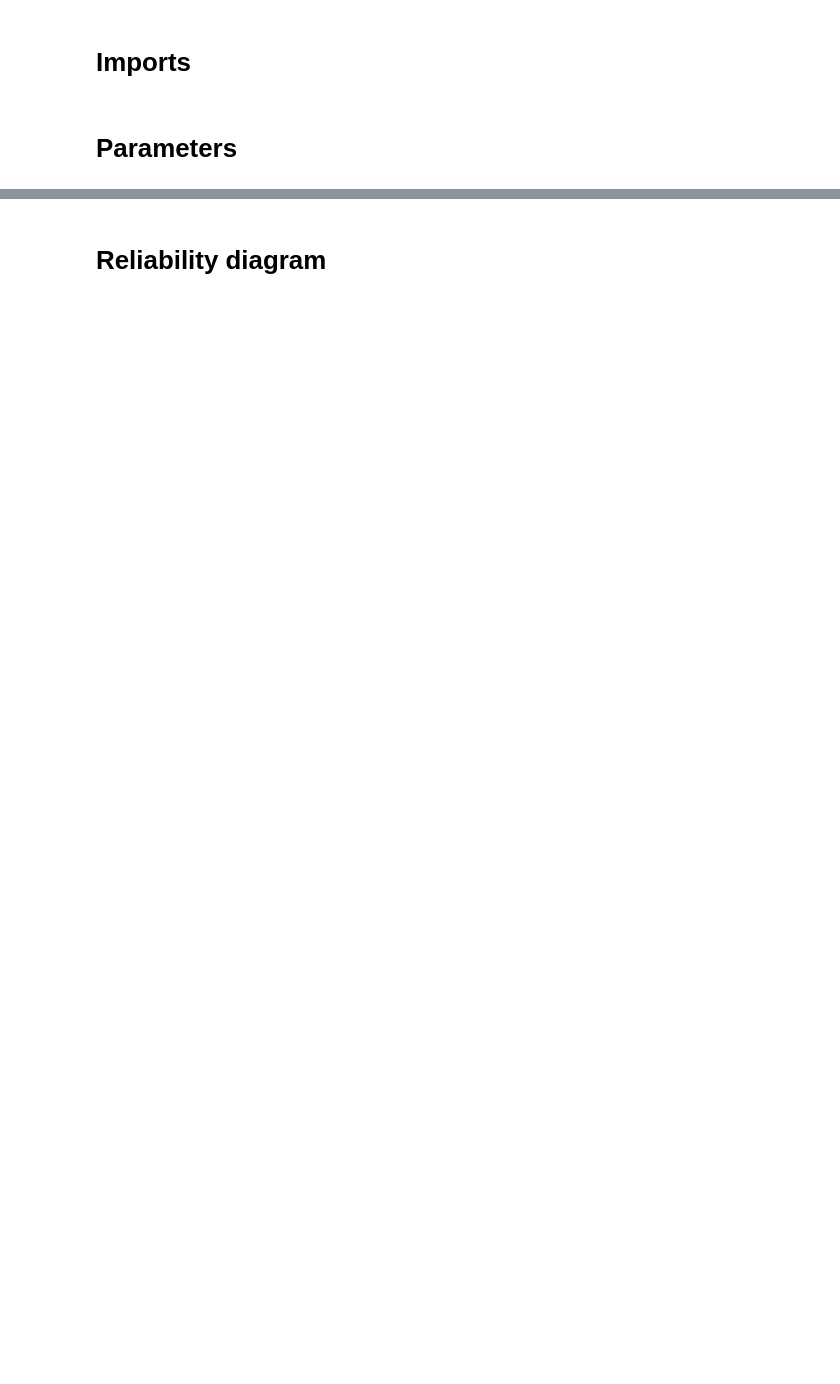
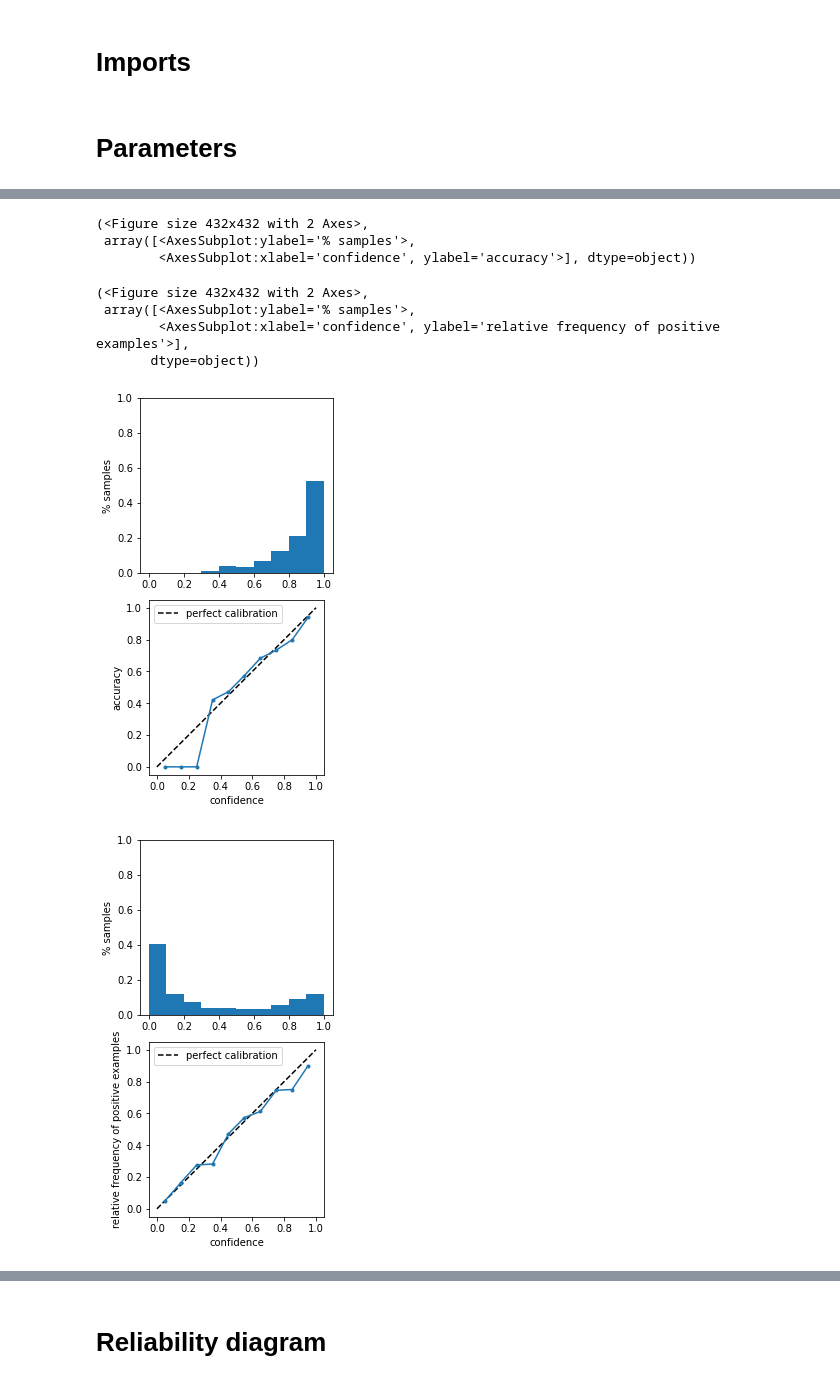
Before and after one commit to snovaisg/master-thesis, a Jupyter notebook: Abstention/ECE plotting.ipynb, the cells around one changed output, grey strips where cells are left out. Saved outputs shown, nothing was run; the diff lists cells and outputs as text; code cells hidden in the pictures; blank space fills up the shorter version.

```diff
--- a/Abstention/ECE plotting.ipynb
+++ b/Abstention/ECE plotting.ipynb
@@ -183,0 +206,20 @@ predictions.head(3)
+# %%
+diag = 'diag_88'
+accuracies = reliability.loc[idx[diag,:],'accuracies']
+perc_samples_acc = reliability.loc[idx[diag,:],'perc_samples_predicted_class']
+
+rel_freq_positive_class = reliability.loc[idx[diag,:],'rel_freq_positive_examples']
+perc_samples_rel = reliability.loc[idx[diag,:],'perc_samples_positive_class']
+
+plot_reliability(accuracies,perc_samples=perc_samples_acc)
+plot_reliability(rel_freq_positive_class,perc_samples=perc_samples_rel,type_='rel_frequency')
+# %% [output]
+(<Figure size 432x432 with 2 Axes>,
+ array([<AxesSubplot:ylabel='% samples'>,
+        <AxesSubplot:xlabel='confidence', ylabel='accuracy'>], dtype=object))
+(<Figure size 432x432 with 2 Axes>,
+ array([<AxesSubplot:ylabel='% samples'>,
+        <AxesSubplot:xlabel='confidence', ylabel='relative frequency of positive examples'>],
+       dtype=object))
+[figure, added]
+[figure, added]
```
Also changed, not shown: parts of 36 cells of this notebook, 22 other files.
